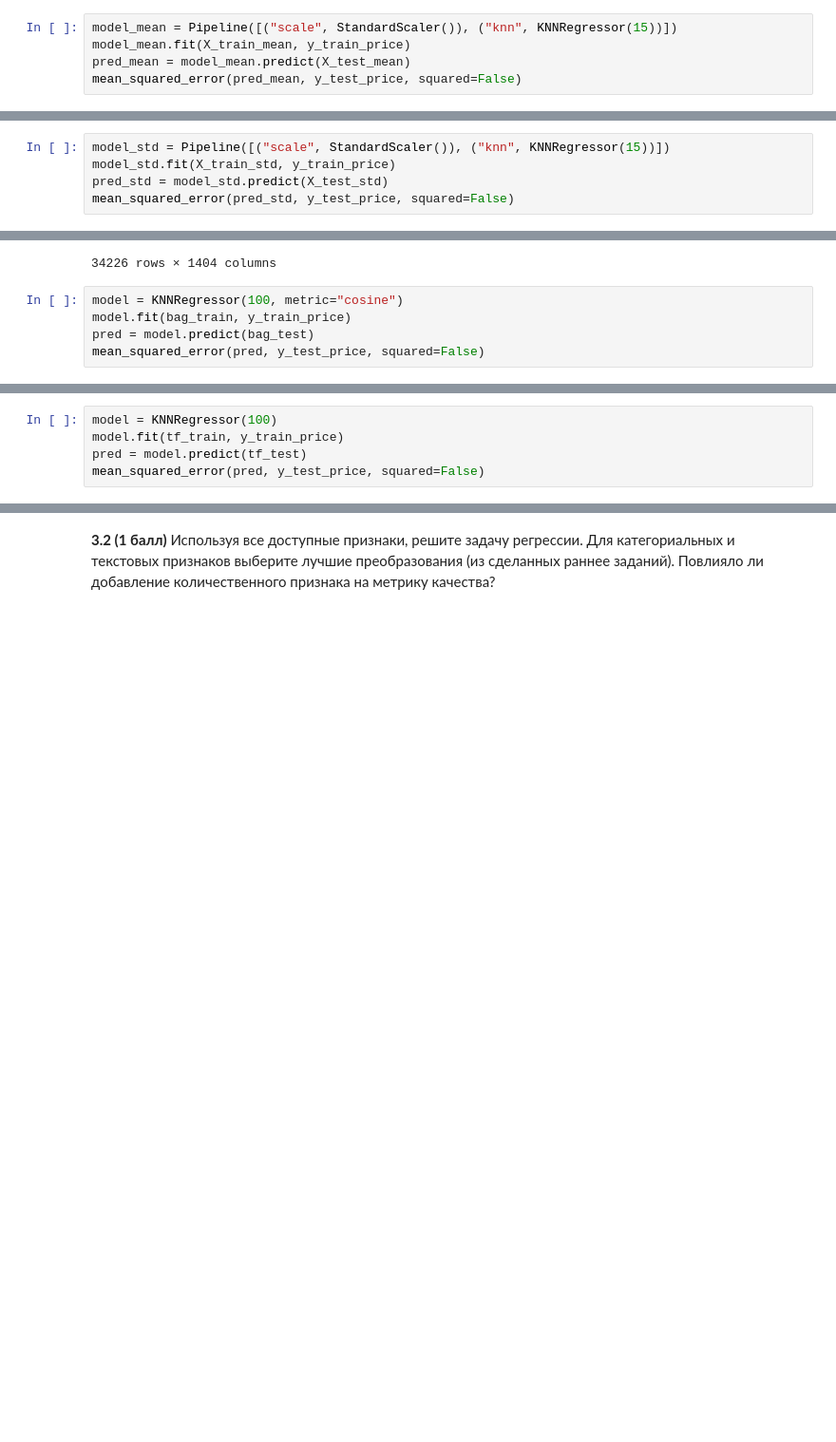
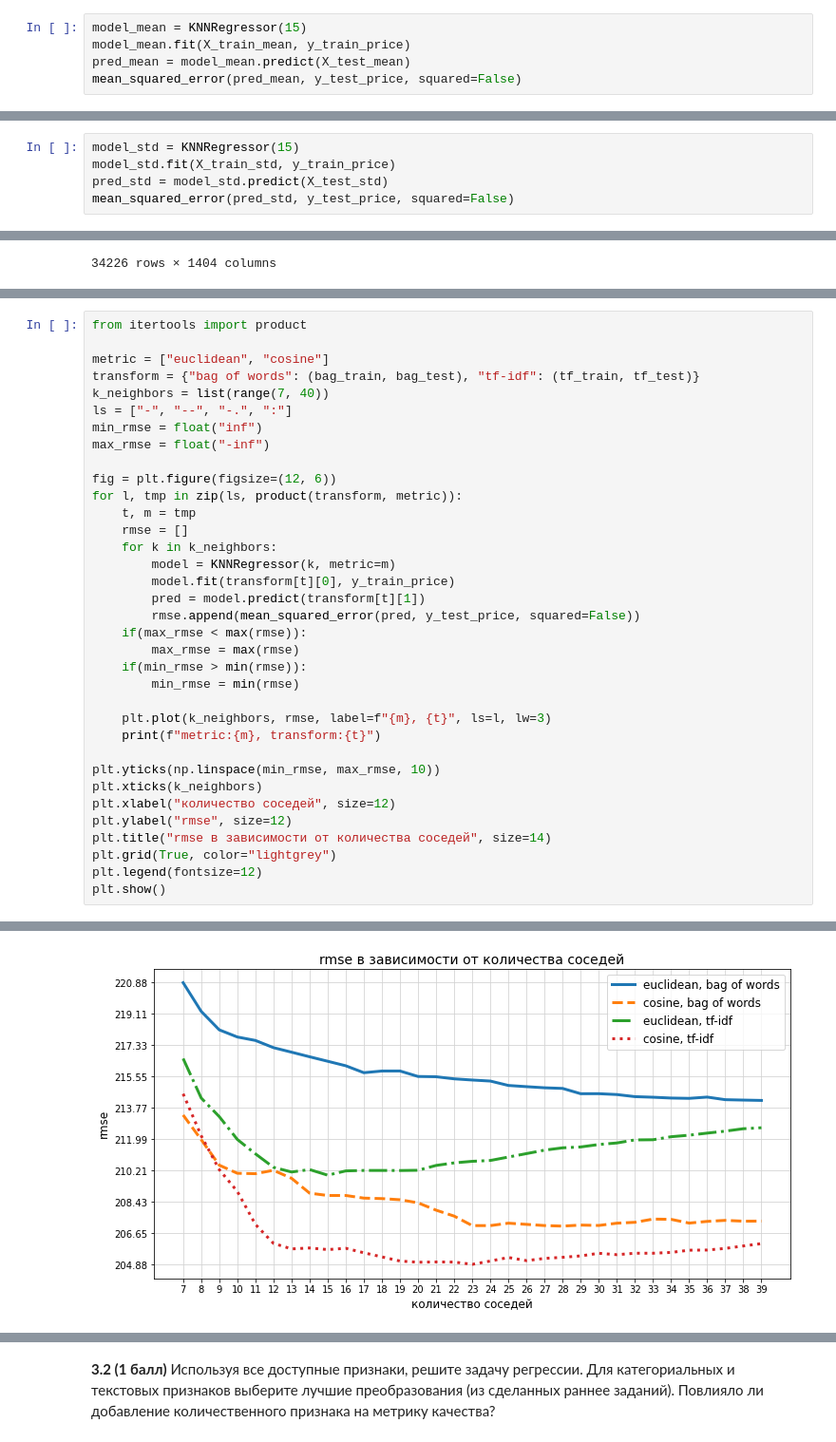
Before and after one commit to Tytskiy/Study, a Jupyter notebook: mmp-fall-2020/mmro/mmro-2/homework-practice-02-tytskiy.ipynb, the cells around one changed output, grey strips where cells are left out. Shown at 95% size. Saved outputs shown, nothing was run; the diff lists cells and outputs as text; blank space fills up the shorter version.

```diff
--- a/mmp-fall-2020/mmro/mmro-2/homework-practice-02-tytskiy.ipynb
+++ b/mmp-fall-2020/mmro/mmro-2/homework-practice-02-tytskiy.ipynb
@@ -647,5 +664,5 @@ from sklearn.pipeline import Pipeline
 # %%
-model_mean = Pipeline([("scale", StandardScaler()), ("knn", KNNRegressor(15))])
+model_mean = KNNRegressor(15)
 model_mean.fit(X_train_mean, y_train_price)
 pred_mean = model_mean.predict(X_test_mean)
 mean_squared_error(pred_mean, y_test_price, squared=False)
@@ -654,5 +671,5 @@ mean_squared_error(pred_mean, y_test_price, squared=False)
 # %%
-model_std = Pipeline([("scale", StandardScaler()), ("knn", KNNRegressor(15))])
+model_std = KNNRegressor(15)
 model_std.fit(X_train_std, y_train_price)
 pred_std = model_std.predict(X_test_std)
 mean_squared_error(pred_std, y_test_price, squared=False)
@@ -732,8 +749,3 @@ pd.DataFrame(data=tf_train.toarray(), columns=feature_names)
 | 34224 | 0.0 | 0.0 | 0.0 | 0.0 | 0.0 | 0.0 | 0.0 | 0.0 | 0.0 | 0.0 | ... | ... |
 | 34225 | 0.0 | 0.0 | 0.0 | 0.0 | 0.0 | 0.0 | 0.0 | 0.0 | 0.0 | 0.0 | ... | ... |
 34226 rows × 1404 columns
-# %%
-model = KNNRegressor(100, metric="cosine")
-model.fit(bag_train, y_train_price)
-pred = model.predict(bag_test)
-mean_squared_error(pred, y_test_price, squared=False)
@@ -742,5 +751,0 @@ mean_squared_error(pred, y_test_price, squared=False)
-# %%
-model = KNNRegressor(100)
-model.fit(tf_train, y_train_price)
-pred = model.predict(tf_test)
-mean_squared_error(pred, y_test_price, squared=False)
@@ -748,0 +752,36 @@ mean_squared_error(pred, y_test_price, squared=False)
+# %%
+from itertools import product
+
+metric = ["euclidean", "cosine"]
+transform = {"bag of words": (bag_train, bag_test), "tf-idf": (tf_train, tf_test)}
+k_neighbors = list(range(7, 40))
+ls = ["-", "--", "-.", ":"]
+min_rmse = float("inf")
+max_rmse = float("-inf")
+
+fig = plt.figure(figsize=(12, 6))
+for l, tmp in zip(ls, product(transform, metric)):
+    t, m = tmp
+    rmse = []
+    for k in k_neighbors:
+        model = KNNRegressor(k, metric=m)
+        model.fit(transform[t][0], y_train_price)
+        pred = model.predict(transform[t][1])
+        rmse.append(mean_squared_error(pred, y_test_price, squared=False))
+    if(max_rmse < max(rmse)):
+        max_rmse = max(rmse)
+    if(min_rmse > min(rmse)):
+        min_rmse = min(rmse)
+
+    plt.plot(k_neighbors, rmse, label=f"{m}, {t}", ls=l, lw=3)
+    print(f"metric:{m}, transform:{t}")
+
+plt.yticks(np.linspace(min_rmse, max_rmse, 10))
+plt.xticks(k_neighbors)
+plt.xlabel("количество соседей", size=12)
+plt.ylabel("rmse", size=12)
+plt.title("rmse в зависимости от количества соседей", size=14)
+plt.grid(True, color="lightgrey")
+plt.legend(fontsize=12)
+plt.show()
+# %% [output]
@@ -748,0 +792 @@ mean_squared_error(pred, y_test_price, squared=False)
+[figure, added]
```
Also changed, not shown: parts of 41 cells of this notebook.
